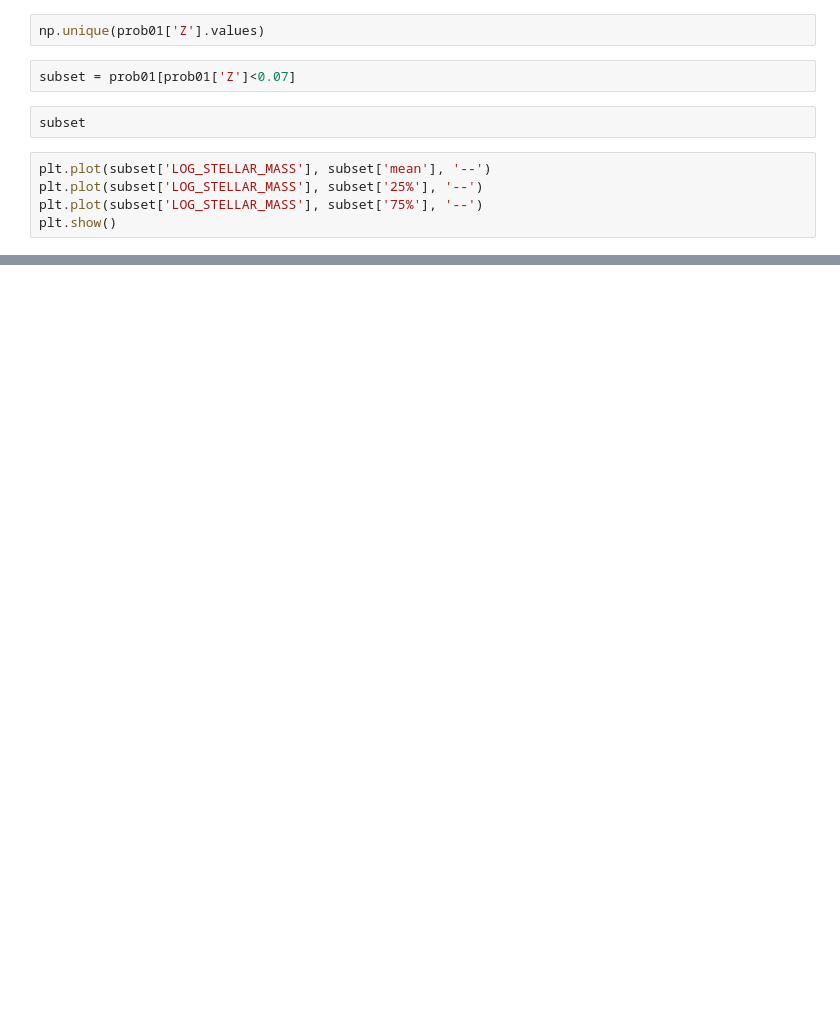
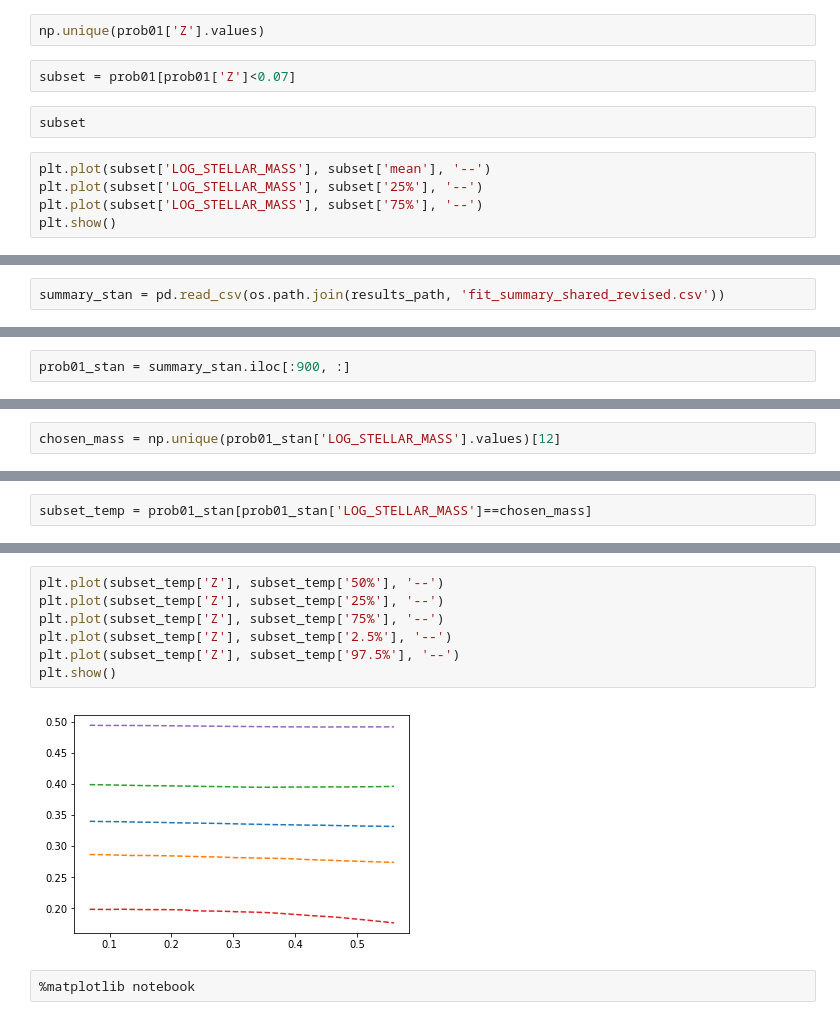
Before and after one commit to mdastro/UVupturn-RSGs, a Jupyter notebook: Model/Model3D_SharedPrior_Revised.ipynb, the cells around one changed output, grey strips where cells are left out. Drawn from its saved outputs; the diff is of its cells as text; blank space fills up the shorter version.

Commit message:
:ok_hand: Model w/ shared prior revised, working as it should

```diff
--- a/Model/Model3D_SharedPrior_Revised.ipynb
+++ b/Model/Model3D_SharedPrior_Revised.ipynb
@@ -168,0 +269,2 @@ plt.show()
+# %%
+summary_stan = pd.read_csv(os.path.join(results_path, 'fit_summary_shared_revised.csv'))
@@ -168,0 +292,2 @@ plt.show()
+# %%
+prob01_stan = summary_stan.iloc[:900, :]
@@ -168,0 +315,2 @@ plt.show()
+# %%
+chosen_mass = np.unique(prob01_stan['LOG_STELLAR_MASS'].values)[12]
@@ -168,0 +321,2 @@ plt.show()
+# %%
+subset_temp = prob01_stan[prob01_stan['LOG_STELLAR_MASS']==chosen_mass]
@@ -168,0 +343,11 @@ plt.show()
+# %%
+plt.plot(subset_temp['Z'], subset_temp['50%'], '--')
+plt.plot(subset_temp['Z'], subset_temp['25%'], '--')
+plt.plot(subset_temp['Z'], subset_temp['75%'], '--')
+plt.plot(subset_temp['Z'], subset_temp['2.5%'], '--')
+plt.plot(subset_temp['Z'], subset_temp['97.5%'], '--')
+plt.show()
+# %% [output]
+[figure, added]
+# %%
+%matplotlib notebook
```
Also changed, not shown: parts of 26 cells of this notebook.
